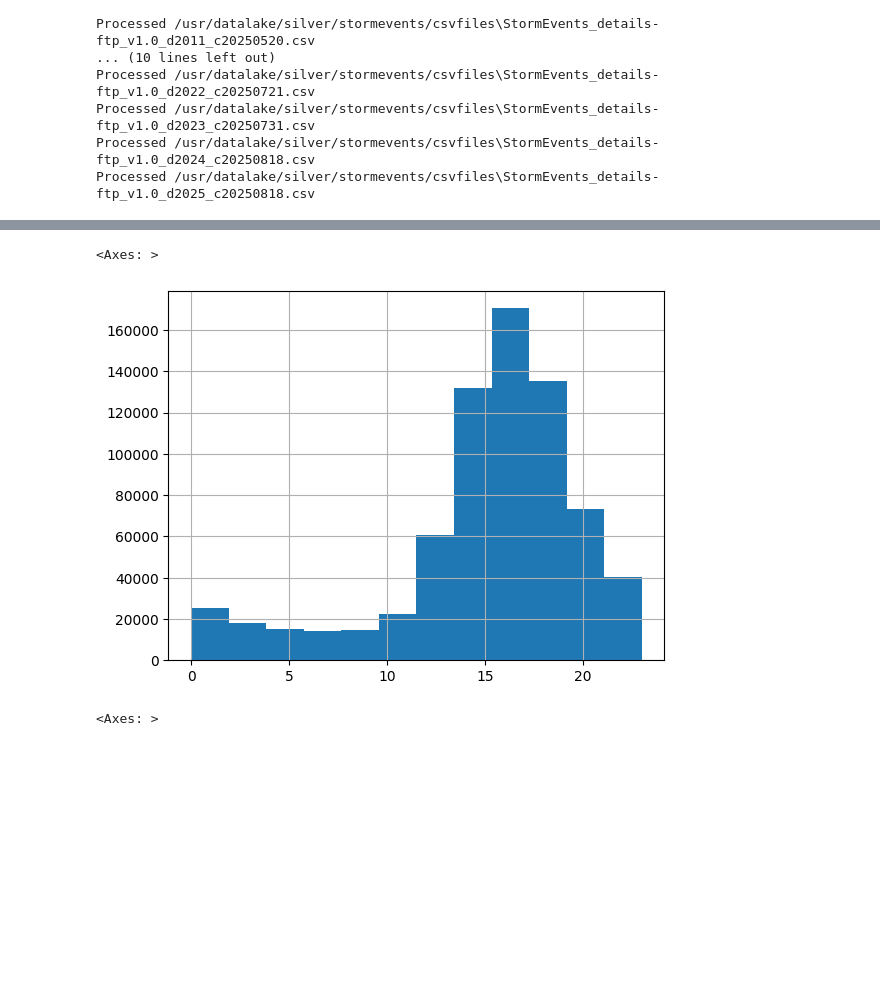
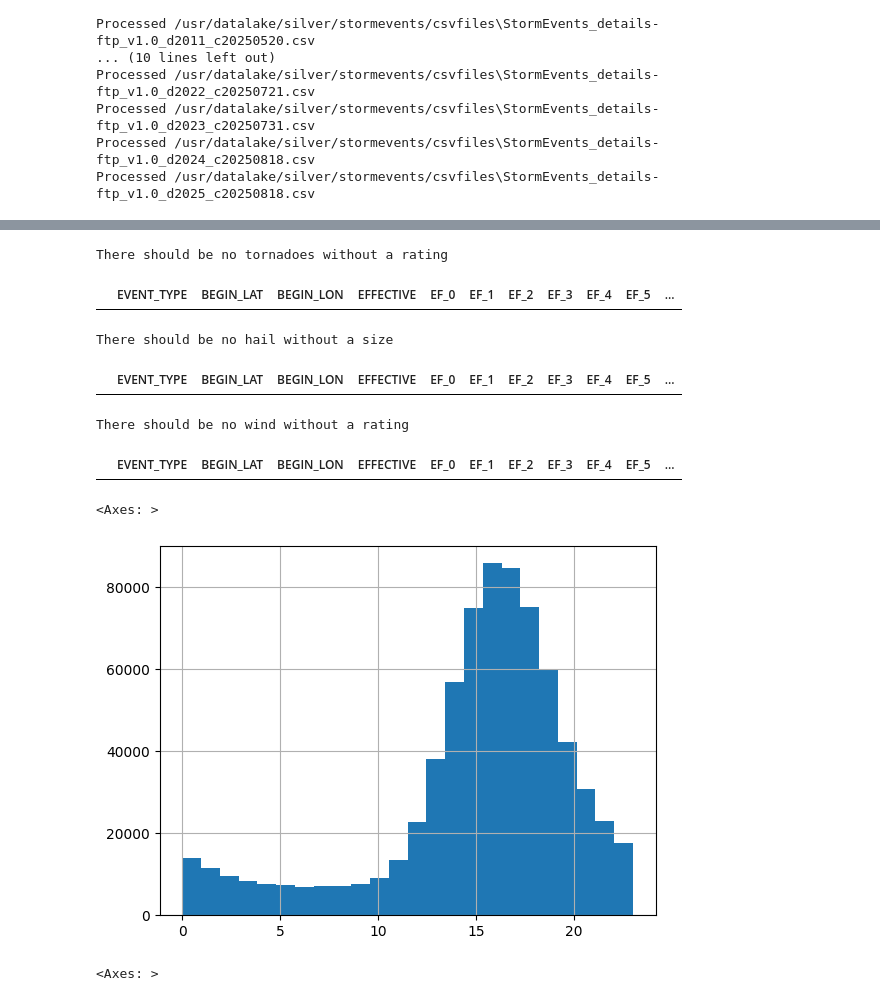
Before and after one commit to olievortex/olieigra, a Jupyter notebook: experiments/storm_events/10_transform_severe_records.ipynb, the cells around one changed output, grey strips where cells are left out. Saved outputs shown, nothing was run; the diff lists cells and outputs as text; code cells hidden in the pictures; blank space fills up the shorter version.

Commit message:
Igra/Tornado file for station (#10)
* onehot encoding

* maidenhead

* create tornado maidenhead file

* create an igra/tornado file for station

```diff
--- a/experiments/storm_events/10_transform_severe_records.ipynb
+++ b/experiments/storm_events/10_transform_severe_records.ipynb
@@ -159,8 +192,29 @@ severe_df[pd.isnull(severe_df['BEGIN_LAT']) | pd.isnull(severe_df['BEGIN_LON'])]
+# %%
+print('There should be no tornadoes without a rating')
+severe_df[(severe_df['EVENT_TYPE'] == 'Tornado') &
+          (severe_df['EF_0'] + severe_df['EF_1'] + severe_df['EF_2'] + severe_df['EF_3'] + severe_df['EF_4'] + severe_df['EF_5'] == 0)].head()
+# %% [output]
+There should be no tornadoes without a rating
+|  | EVENT_TYPE | BEGIN_LAT | BEGIN_LON | EFFECTIVE | EF_0 | EF_1 | EF_2 | EF_3 | EF_4 | EF_5 | ... |
+# %%
+print('There should be no hail without a size')
+severe_df[(severe_df['EVENT_TYPE'] == 'Hail') &
+          (severe_df['HAIL_MINOR'] + severe_df['HAIL_SIGNIFICANT'] == 0)].head()
+# %% [output]
+There should be no hail without a size
+|  | EVENT_TYPE | BEGIN_LAT | BEGIN_LON | EFFECTIVE | EF_0 | EF_1 | EF_2 | EF_3 | EF_4 | EF_5 | ... |
+# %%
+print('There should be no wind without a rating')
+severe_df[(severe_df['EVENT_TYPE'] == 'Thunderstorm Wind') &
+          (severe_df['WIND_MINOR'] + severe_df['WIND_SIGNIFICANT'] == 0)].head()
+# %% [output]
+There should be no wind without a rating
+|  | EVENT_TYPE | BEGIN_LAT | BEGIN_LON | EFFECTIVE | EF_0 | EF_1 | EF_2 | EF_3 | EF_4 | EF_5 | ... |
 # %%
-severe_df['effective'].dt.hour.hist(bins=24)
+severe_df['EFFECTIVE'].dt.hour.hist(bins=24)
 # %% [output]
 <Axes: >
-[figure, old version]
+[figure, new version]
 # %%
 severe_df['EVENT_TYPE'].hist()
 # %% [output]
```
Also changed, not shown: parts of 12 cells of this notebook, 4 other files.
